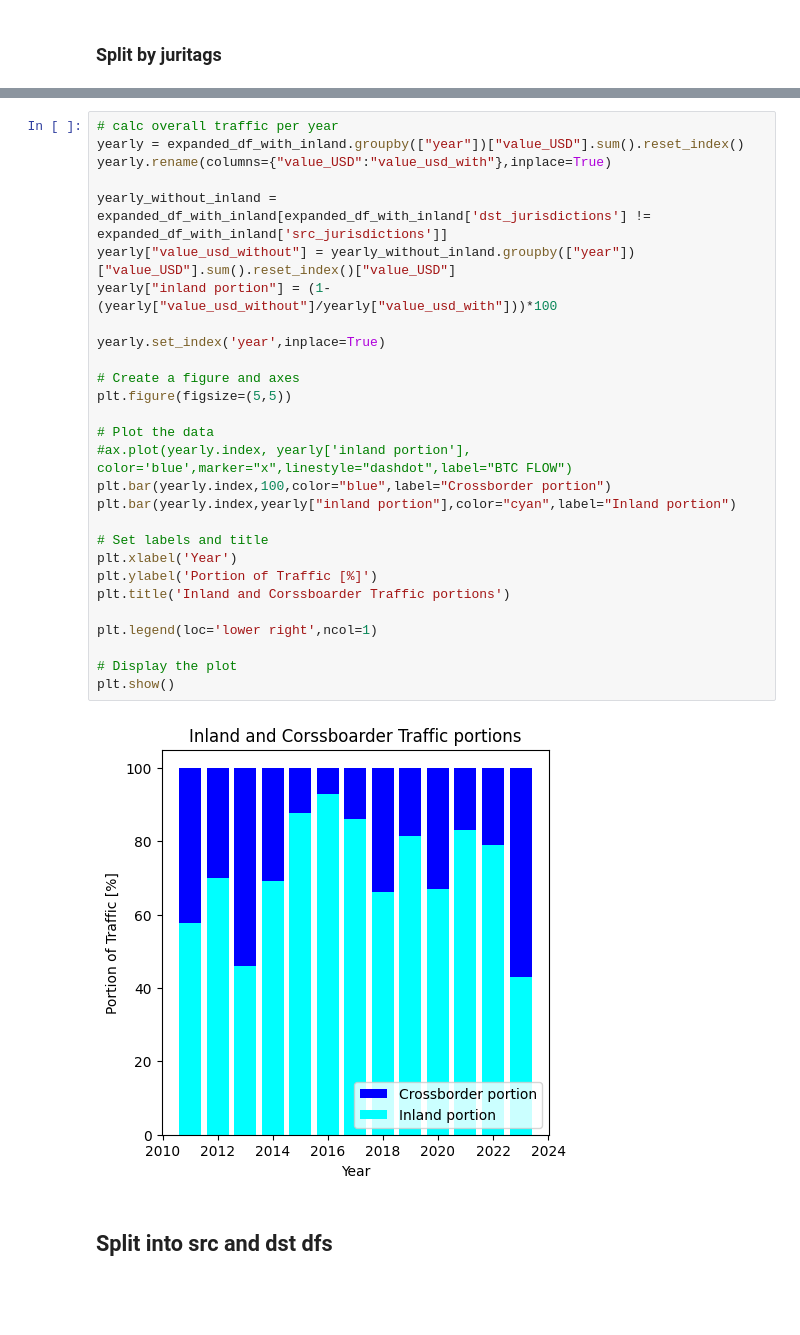
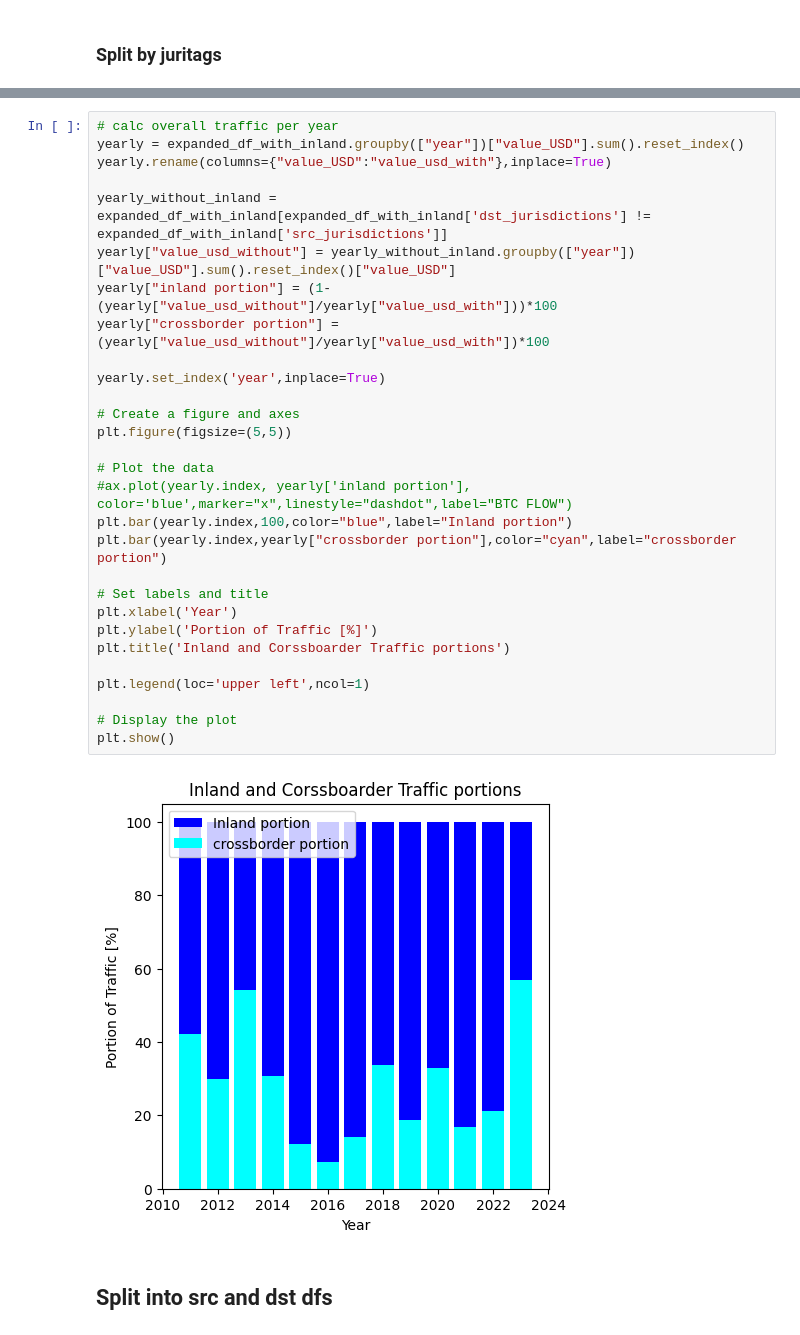
Before and after one commit to FlowDrucka64/MoneyFlow, a Jupyter notebook: data_exploration.ipynb, the cells around one changed output, grey strips where cells are left out. Cells and saved outputs as stored; diff of their text form; blank space fills up the shorter version.

```diff
--- a/data_exploration.ipynb
+++ b/data_exploration.ipynb
@@ -458,33 +472,34 @@ expanded_df_without_inland = expanded_df[expanded_df['dst_jurisdictions'] != exp
 # %%
 # calc overall traffic per year
 yearly = expanded_df_with_inland.groupby(["year"])["value_USD"].sum().reset_index()
 yearly.rename(columns={"value_USD":"value_usd_with"},inplace=True)
 
 yearly_without_inland = expanded_df_with_inland[expanded_df_with_inland['dst_jurisdictions'] != expanded_df_with_inland['src_jurisdictions']]
 yearly["value_usd_without"] = yearly_without_inland.groupby(["year"])["value_USD"].sum().reset_index()["value_USD"]
 yearly["inland portion"] = (1-(yearly["value_usd_without"]/yearly["value_usd_with"]))*100
+yearly["crossborder portion"] = (yearly["value_usd_without"]/yearly["value_usd_with"])*100
 
 yearly.set_index('year',inplace=True)
 
 # Create a figure and axes
 plt.figure(figsize=(5,5))
 
 # Plot the data
 #ax.plot(yearly.index, yearly['inland portion'], color='blue',marker="x",linestyle="dashdot",label="BTC FLOW")
-plt.bar(yearly.index,100,color="blue",label="Crossborder portion")
-plt.bar(yearly.index,yearly["inland portion"],color="cyan",label="Inland portion")
+plt.bar(yearly.index,100,color="blue",label="Inland portion")
+plt.bar(yearly.index,yearly["crossborder portion"],color="cyan",label="crossborder portion")
 
 # Set labels and title
 plt.xlabel('Year')
 plt.ylabel('Portion of Traffic [%]')
 plt.title('Inland and Corssboarder Traffic portions')
 
-plt.legend(loc='lower right',ncol=1)
+plt.legend(loc='upper left',ncol=1)
 
 # Display the plot
 plt.show()
 # %% [output]
-[figure, old version]
+[figure, new version]
 # %% [markdown]
 ## Split into src and dst dfs
 # %%
```
Also changed, not shown: parts of 7 cells of this notebook.
